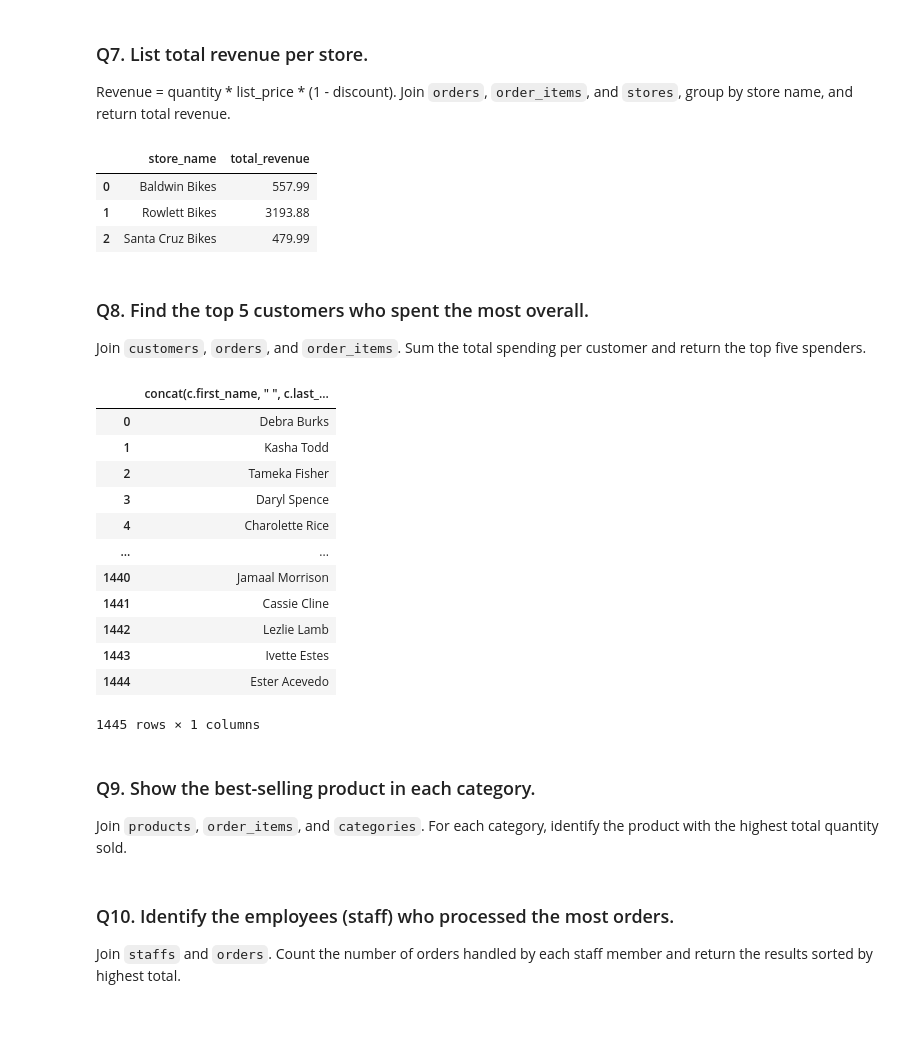
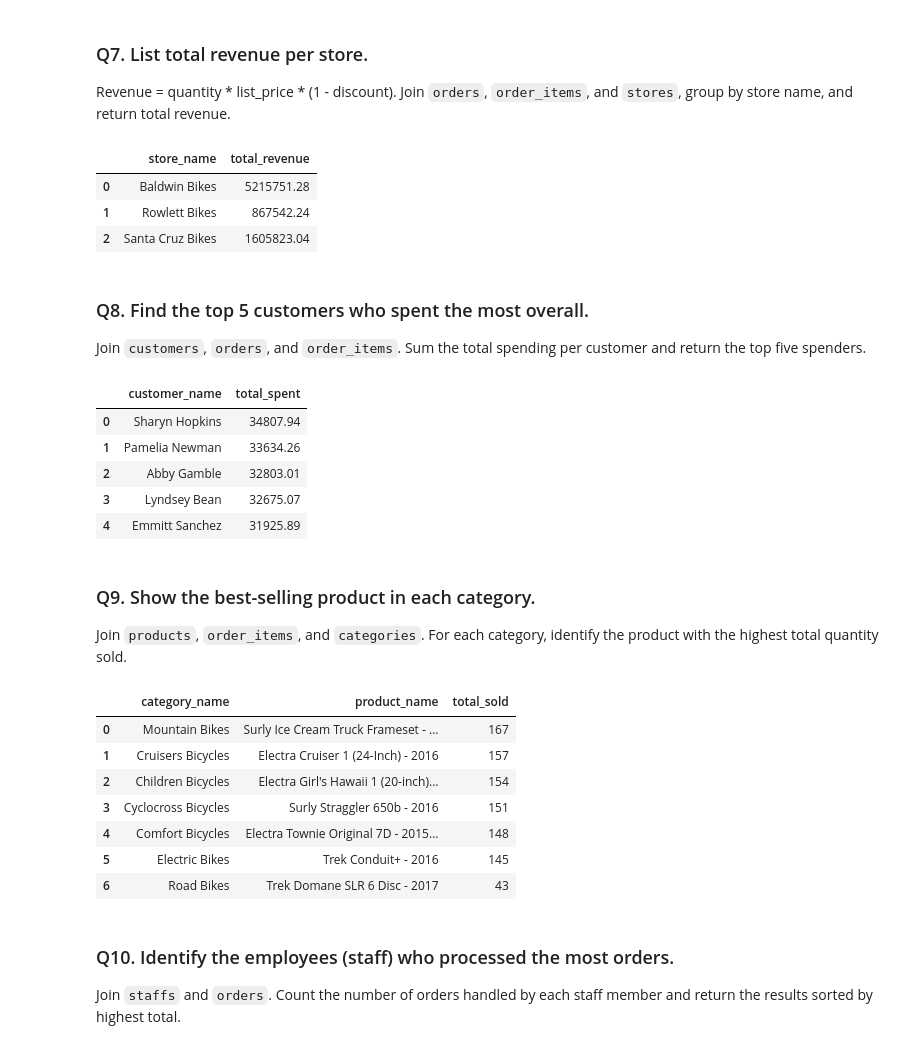
Before and after one commit to laurenmsapp1/DA_M3_W3_Workflow, a Jupyter notebook: workflow_practice.ipynb, the cells around one changed output. Drawn from its saved outputs; the diff is of its cells as text; code cells hidden in the pictures; blank space fills up the shorter version.

```diff
--- a/workflow_practice.ipynb
+++ b/workflow_practice.ipynb
@@ -260,7 +260,7 @@ Revenue = quantity * list_price * (1 - discount). Join `orders`, `order_items`,
 
 query7 = """
 
-Select stores.store_name, Round(order_items.quantity * order_items.list_price * (1- order_items.discount), 2) as total_revenue
+Select stores.store_name, Round(sum(order_items.quantity * order_items.list_price * (1- order_items.discount)), 2) as total_revenue
 from order_items
 join orders
     on order_items.order_id = orders.order_id
@@ -273,9 +273,9 @@ pd.read_sql(query7, connection)
 # Added the rounded decimal to 2 since dollar amount.
 # %% [output]
 |  | store_name | total_revenue |
-| 0 | Baldwin Bikes | 557.99 |
-| 1 | Rowlett Bikes | 3193.88 |
-| 2 | Santa Cruz Bikes | 479.99 |
+| 0 | Baldwin Bikes | 5215751.28 |
+| 1 | Rowlett Bikes | 867542.24 |
+| 2 | Santa Cruz Bikes | 1605823.04 |
 # %% [markdown]
 ### Q8. Find the top 5 customers who spent the most overall.
 
@@ -283,34 +283,75 @@ Join `customers`, `orders`, and `order_items`. Sum the total spending per custom
 # %%
 # Your query here
 
 query8 = """
 
-select concat(c.first_name, " ", c.last_name), () as total_spent
+select concat(c.first_name, ' ', c.last_name) as customer_name,
+ROUND(SUM(oi.quantity * oi.list_price * (1 - oi.discount)), 2) AS total_spent
 from customers c
-join
+join orders o
+   on c.customer_id = o.customer_id
+join order_items oi
+   on o.order_id = oi.order_id
+Group by customer_name
+Order by total_spent desc
+limit 5;
 """
 
 pd.read_sql(query8, connection)
 # %% [output]
-|  | concat(c.first_name, " ", c.last_... |
-| 0 | Debra Burks |
-| 1 | Kasha Todd |
-| 2 | Tameka Fisher |
-| 3 | Daryl Spence |
-| 4 | Charolette Rice |
-| ... | ... |
-| 1440 | Jamaal Morrison |
-| 1441 | Cassie Cline |
-| 1442 | Lezlie Lamb |
-| 1443 | Ivette Estes |
-| 1444 | Ester Acevedo |
+|  | customer_name | total_spent |
+| 0 | Sharyn Hopkins | 34807.94 |
+| 1 | Pamelia Newman | 33634.26 |
+| 2 | Abby Gamble | 32803.01 |
+| 3 | Lyndsey Bean | 32675.07 |
+| 4 | Emmitt Sanchez | 31925.89 |
-1445 rows × 1 columns
 # %% [markdown]
 ### Q9. Show the best-selling product in each category.
 
 Join `products`, `order_items`, and `categories`. For each category, identify the product with the highest total quantity sold.
 # %%
 # Your query here
+
+query9 = """
+WITH product_totals AS (
+    SELECT
+        c.category_name,
+        p.product_name,
+        SUM(oi.quantity) AS total_sold
+    FROM categories c
+    JOIN products p
+        ON c.category_id = p.category_id
+    JOIN order_items oi
+        ON p.product_id = oi.product_id
+    GROUP BY c.category_name, p.product_name
+)
+SELECT
+    category_name,
+    product_name,
+    total_sold
+FROM product_totals
+WHERE (category_name, total_sold) IN (
+    SELECT
+        category_name,
+        MAX(total_sold)
+    FROM product_totals
+    GROUP BY category_name
+)
+ORDER BY total_sold DESC;
+"""
+
+pd.read_sql(query9, connection)
+
+# chatgpt assisted to find the max of total sold by category. I could not get past thinking limit 1 per category.
+# %% [output]
+|  | category_name | product_name | total_sold |
+| 0 | Mountain Bikes | Surly Ice Cream Truck Frameset - ... | 167 |
+| 1 | Cruisers Bicycles | Electra Cruiser 1 (24-Inch) - 2016 | 157 |
+| 2 | Children Bicycles | Electra Girl's Hawaii 1 (20-inch)... | 154 |
+| 3 | Cyclocross Bicycles | Surly Straggler 650b - 2016 | 151 |
+| 4 | Comfort Bicycles | Electra Townie Original 7D - 2015... | 148 |
+| 5 | Electric Bikes | Trek Conduit+ - 2016 | 145 |
+| 6 | Road Bikes | Trek Domane SLR 6 Disc - 2017 | 43 |
 # %% [markdown]
 ### Q10. Identify the employees (staff) who processed the most orders.
 
```
Also changed, not shown: parts of 1 cell of this notebook.
